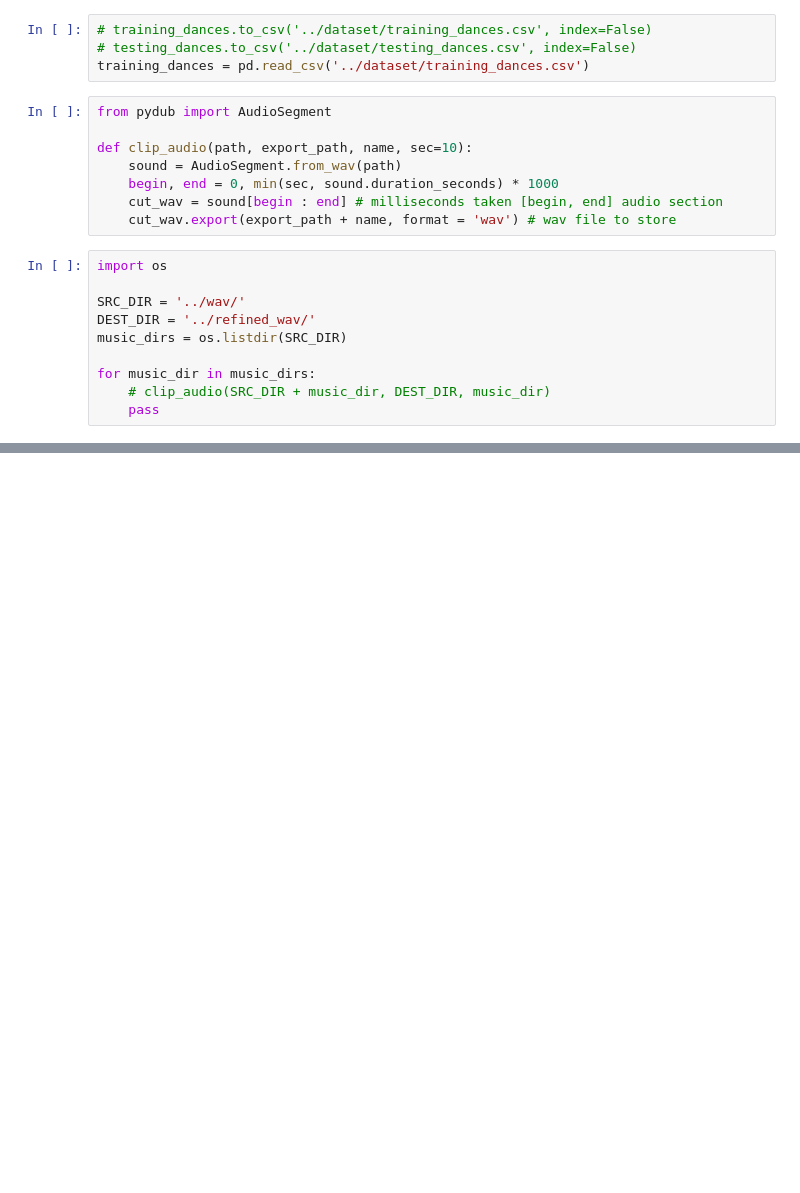
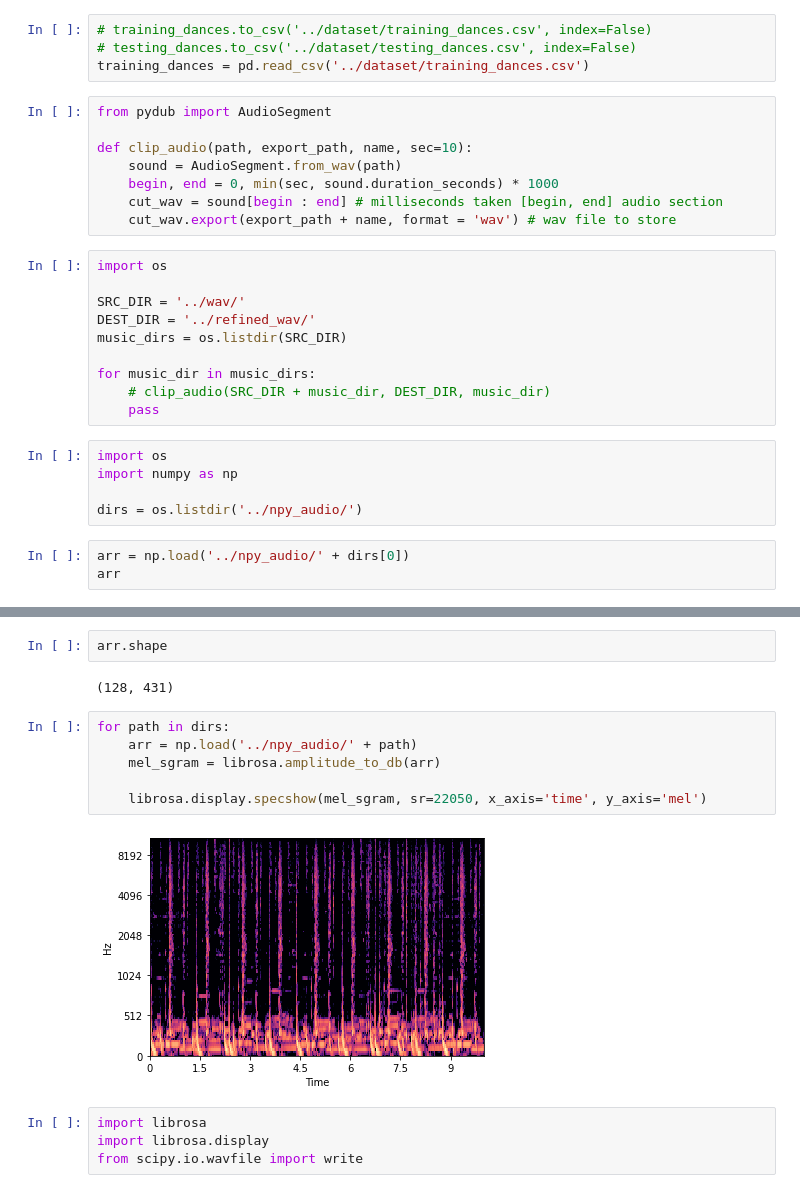
Before and after one commit to Toubat/D.U.M, a Jupyter notebook: experiment/dataset_preprocessing.ipynb, the cells around one changed output, grey strips where cells are left out. Saved outputs shown, nothing was run; the diff lists cells and outputs as text; blank space fills up the shorter version.

```diff
--- a/experiment/dataset_preprocessing.ipynb
+++ b/experiment/dataset_preprocessing.ipynb
@@ -138,3 +138,11 @@ music_dirs = os.listdir(SRC_DIR)
 for music_dir in music_dirs:
     # clip_audio(SRC_DIR + music_dir, DEST_DIR, music_dir)
     pass
+# %%
+import os
+import numpy as np
+
+dirs = os.listdir('../npy_audio/')
+# %%
+arr = np.load('../npy_audio/' + dirs[0])
+arr
@@ -140,0 +163,16 @@ for music_dir in music_dirs:
+# %%
+arr.shape
+# %% [output]
+(128, 431)
+# %%
+for path in dirs:
+    arr = np.load('../npy_audio/' + path)
+    mel_sgram = librosa.amplitude_to_db(arr)
+
+    librosa.display.specshow(mel_sgram, sr=22050, x_axis='time', y_axis='mel')
+# %% [output]
+[figure, added]
+# %%
+import librosa
+import librosa.display
+from scipy.io.wavfile import write
```
Also changed, not shown: parts of 6 cells of this notebook, 1 other file.
